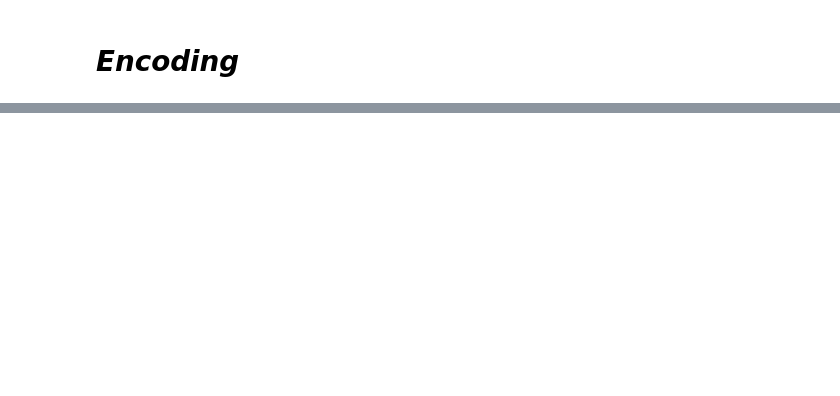
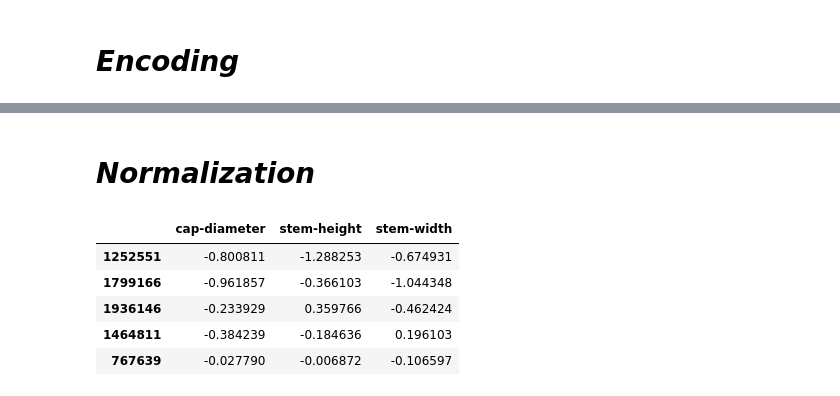
Before and after one commit to HoseinNekouei/PyTorch_Binary-Prediction-of-Poisonous-Mushrooms, a Jupyter notebook: Torch_binary_prediction_MLP.ipynb, the cells around one changed output, grey strips where cells are left out. Drawn from its saved outputs; the diff is of its cells as text; code cells hidden in the pictures; blank space fills up the shorter version.

```diff
--- a/Torch_binary_prediction_MLP.ipynb
+++ b/Torch_binary_prediction_MLP.ipynb
@@ -110,0 +247,18 @@ Available RAM: 5.10 GB
+# %% [markdown]
+# *Normalization*
+# %%
+num_col_train= train_set.select_dtypes(include= 'float64').columns
+
+scaler= StandardScaler()
+
+train_set[num_col_train]= scaler.fit_transform(train_set[num_col_train])
+val_set[num_col_train]= scaler.transform(val_set[num_col_train])
+
+train_set.head(2)
+# %% [output]
+|  | cap-diameter | stem-height | stem-width |
+| 1252551 | -0.800811 | -1.288253 | -0.674931 |
+| 1799166 | -0.961857 | -0.366103 | -1.044348 |
+| 1936146 | -0.233929 | 0.359766 | -0.462424 |
+| 1464811 | -0.384239 | -0.184636 | 0.196103 |
+| 767639 | -0.027790 | -0.006872 | -0.106597 |
```
Also changed, not shown: parts of 17 cells of this notebook.
